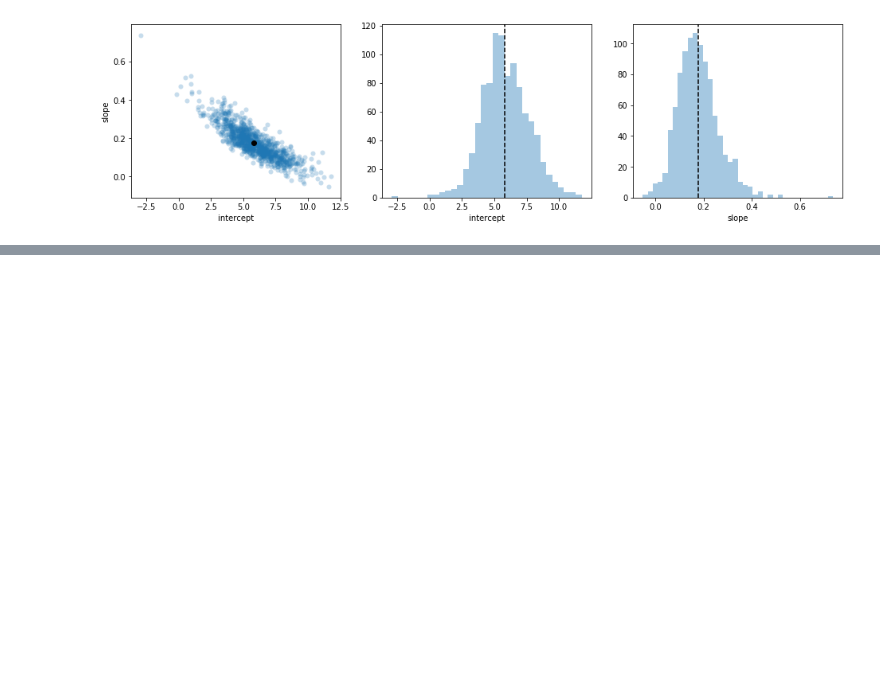
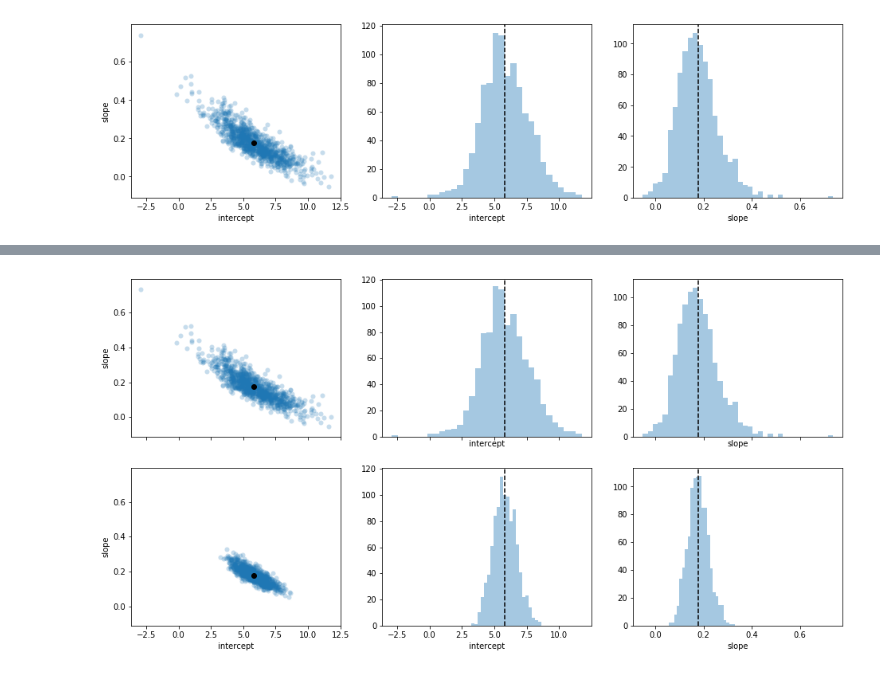
Before and after one commit to AsgerAndersen/basecamp_stats_intro, a Jupyter notebook: Lecture 3.ipynb, the cells around one changed output, grey strips where cells are left out. Cells and saved outputs as stored; diff of their text form; code cells hidden in the pictures; blank space fills up the shorter version.

```diff
--- a/Lecture 3.ipynb
+++ b/Lecture 3.ipynb
@@ -95,0 +106,23 @@ samp_dist_axes[2].axvline(model_fulldata.params[1],color='black',linestyle='--')
+# %%
+np.random.seed(1156)
+data_samples_50 = [data.sample(n=60) for i in range(0,1000)]
+models_50 = [sm.ols('mobility~german',d).fit() for d in data_samples_50]
+fitted_pars_50 = pd.DataFrame({'sample_id':range(1,1001)})
+fitted_pars_50['intercept'] = [m.params[0] for m in models_50]
+fitted_pars_50['slope'] = [m.params[1] for m in models_50]
+# %%
+samp_comp_fig, samp_comp_axes = plt.subplots(2,3,figsize=(16,8),sharex='col',sharey='col')
+sb.scatterplot('intercept','slope',data=fitted_pars,ax=samp_comp_axes[0,0],linewidth=0,alpha=0.25)
+sb.distplot(fitted_pars['intercept'],kde=False,ax=samp_comp_axes[0,1])
+sb.distplot(fitted_pars['slope'],kde=False,ax=samp_comp_axes[0,2])
+samp_comp_axes[0,0].scatter(model_fulldata.params[0],model_fulldata.params[1],color='black')
+samp_comp_axes[0,1].axvline(model_fulldata.params[0],color='black',linestyle='--')
+samp_comp_axes[0,2].axvline(model_fulldata.params[1],color='black',linestyle='--')
+sb.scatterplot('intercept','slope',data=fitted_pars_50,ax=samp_comp_axes[1,0],linewidth=0,alpha=0.25)
+sb.distplot(fitted_pars_50['intercept'],kde=False,ax=samp_comp_axes[1,1])
+sb.distplot(fitted_pars_50['slope'],kde=False,ax=samp_comp_axes[1,2])
+samp_comp_axes[1,0].scatter(model_fulldata.params[0],model_fulldata.params[1],color='black')
+samp_comp_axes[1,1].axvline(model_fulldata.params[0],color='black',linestyle='--')
+samp_comp_axes[1,2].axvline(model_fulldata.params[1],color='black',linestyle='--');
+# %% [output]
+[figure, added]
```
Also changed, not shown: parts of 10 cells of this notebook, 2 other files.
